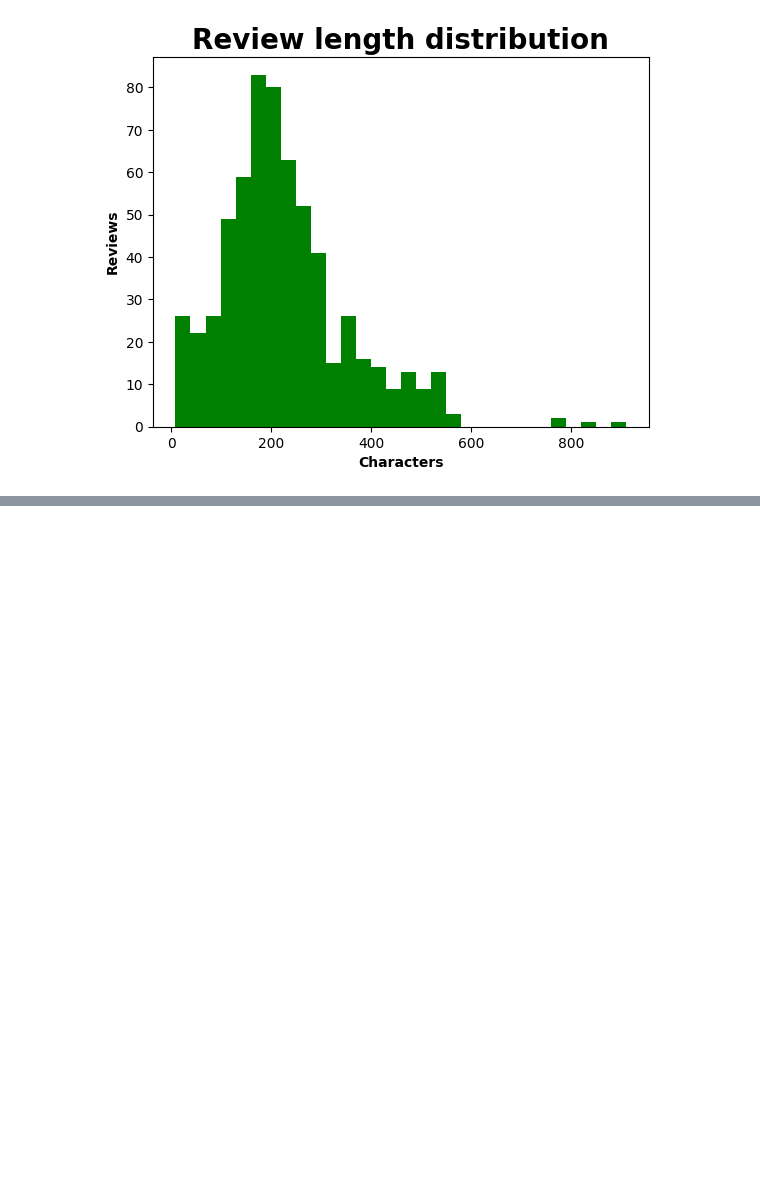
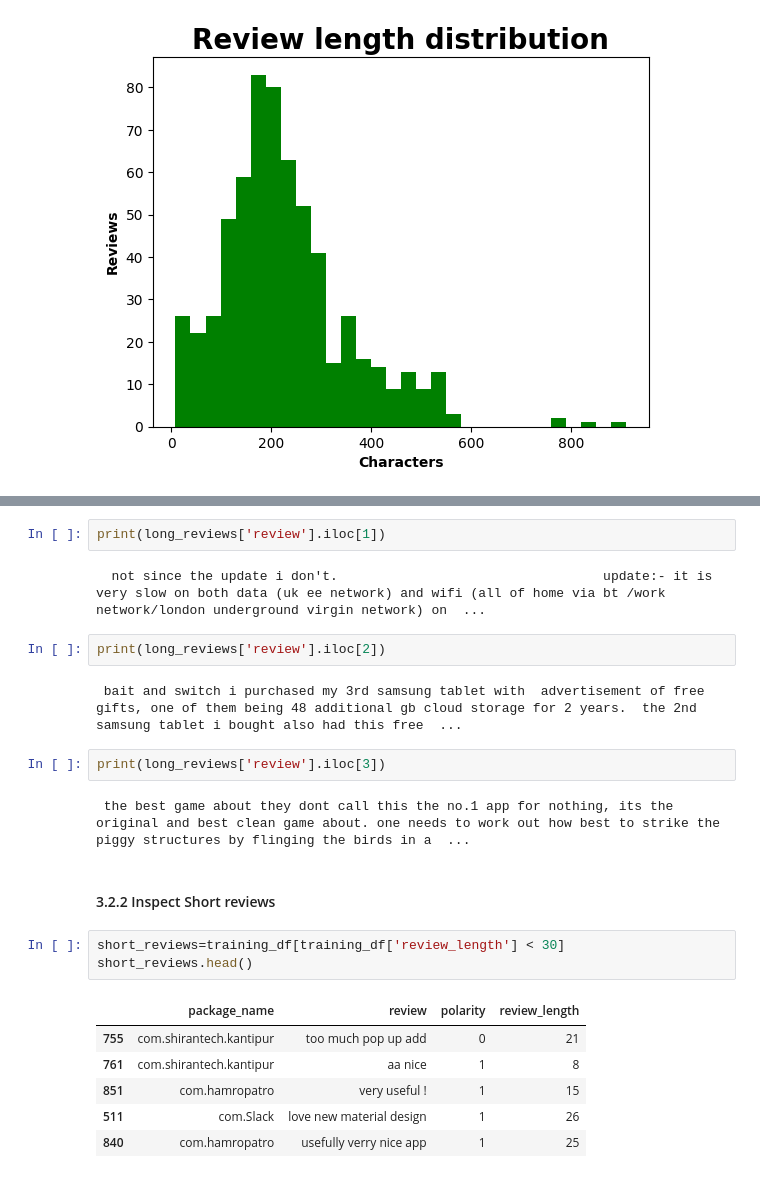
Before and after one commit to 4GeeksAcademy/Madesh-naive-bayes-project, a Jupyter notebook: src/Madesh_solutions.ipynb, the cells around one changed output, grey strips where cells are left out. Drawn from its saved outputs; the diff is of its cells as text; blank space fills up the shorter version.

```diff
--- a/src/Madesh_solutions.ipynb
+++ b/src/Madesh_solutions.ipynb
@@ -196,0 +210,24 @@ Max count of Review length: 910
+# %%
+print(long_reviews['review'].iloc[1])
+# %% [output]
+  not since the update i don't.                                  update:- it is very slow on both data (uk ee network) and wifi (all of home via bt /work network/london underground virgin network) on  ...
+# %%
+print(long_reviews['review'].iloc[2])
+# %% [output]
+ bait and switch i purchased my 3rd samsung tablet with  advertisement of free gifts, one of them being 48 additional gb cloud storage for 2 years.  the 2nd samsung tablet i bought also had this free  ...
+# %%
+print(long_reviews['review'].iloc[3])
+# %% [output]
+ the best game about they dont call this the no.1 app for nothing, its the original and best clean game about. one needs to work out how best to strike the piggy structures by flinging the birds in a  ...
+# %% [markdown]
+#### 3.2.2 Inspect Short reviews
+# %%
+short_reviews=training_df[training_df['review_length'] < 30]
+short_reviews.head()
+# %% [output]
+|  | package_name | review | polarity | review_length |
+| 755 | com.shirantech.kantipur | too much pop up add | 0 | 21 |
+| 761 | com.shirantech.kantipur | aa nice | 1 | 8 |
+| 851 | com.hamropatro | very useful ! | 1 | 15 |
+| 511 | com.Slack | love new material design | 1 | 26 |
+| 840 | com.hamropatro | usefully verry nice app | 1 | 25 |
```
Also changed, not shown: parts of 21 cells of this notebook.
